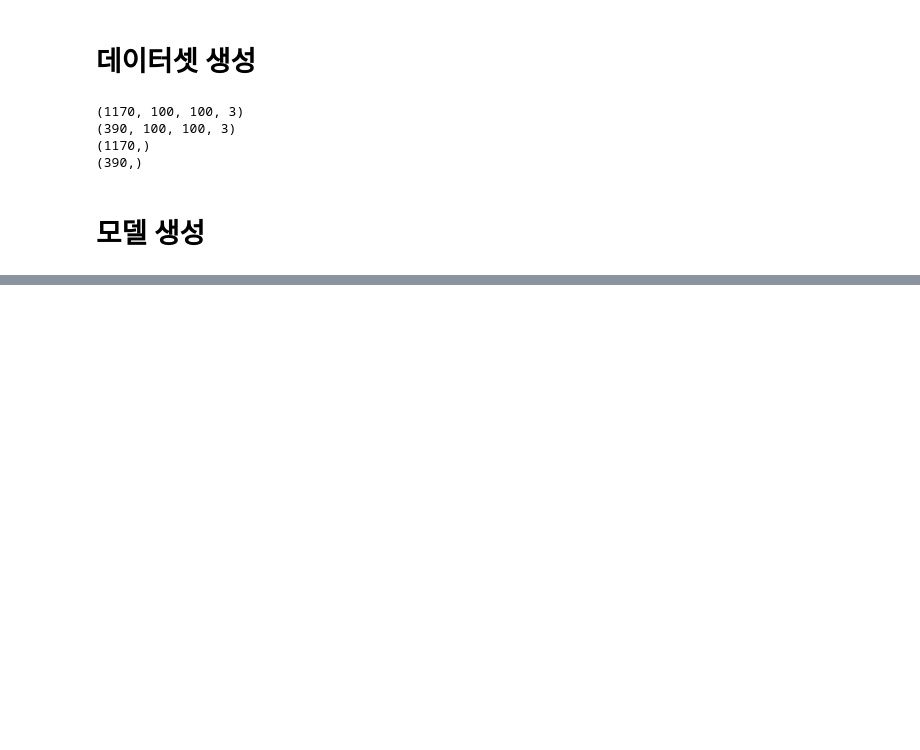
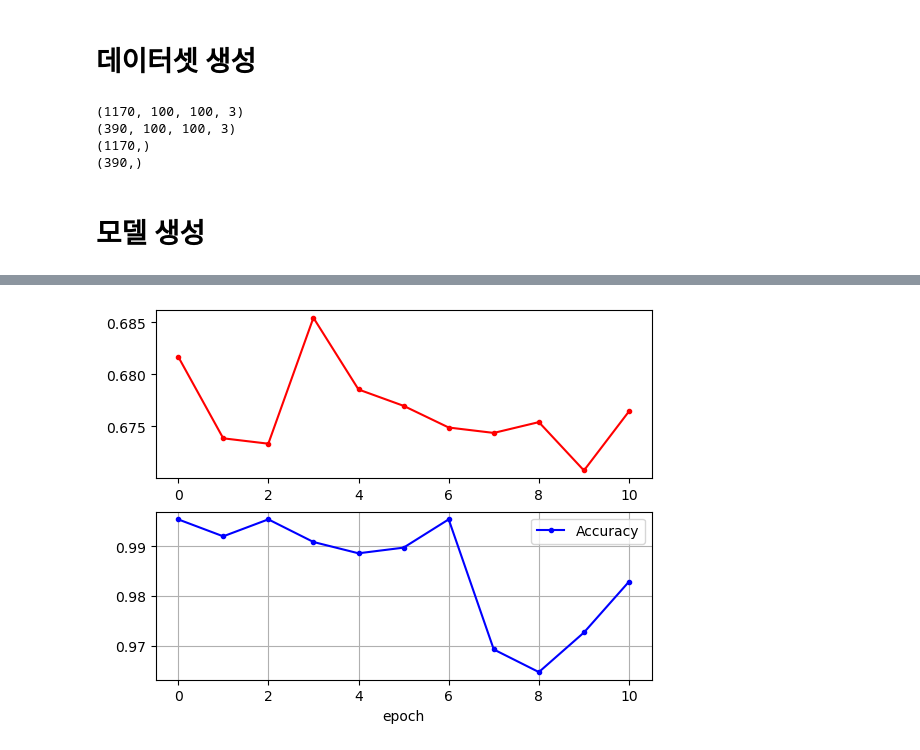
Before and after one commit to diw28/reCaptcha_fregic, a Jupyter notebook: bicycle.ipynb, the cells around one changed output, grey strips where cells are left out. Saved outputs shown, nothing was run; the diff lists cells and outputs as text; code cells hidden in the pictures; blank space fills up the shorter version.

```diff
--- a/bicycle.ipynb
+++ b/bicycle.ipynb
@@ -95,2 +113,21 @@ print("\n accuracy: %.4f" % (model.evaluate(X_test, y_test)[1]))
+# %%
+f1_score = history.history['f1_score']
+accuracy = history.history['accuracy']
+
+# 그래프로 표현해 봅니다.
+x_len = np.arange(len(f1_score))
+plt.subplot(211)
+plt.plot(x_len, f1_score, marker='.', c="red", label='F1 Score')
+plt.subplot(212)
+plt.plot(x_len, accuracy, marker='.', c="blue", label='Accuracy')
+
+# 그래프에 그리드를 주고 레이블을 표시하겠습니다.
+plt.legend(loc='upper right')
+plt.grid()
+plt.xlabel('epoch')
+plt.ylabel('')
+plt.show()
+# %% [output]
+[figure, added]
 # %%
 # 검증셋과 학습셋의 오차를 저장합니다.
```
Also changed, not shown: parts of 8 cells of this notebook.
